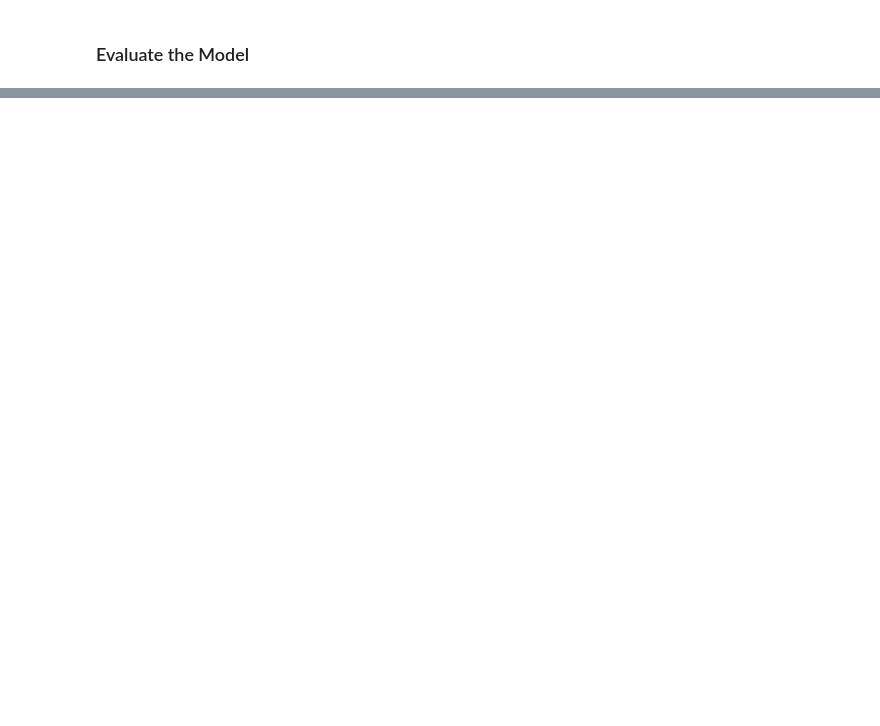
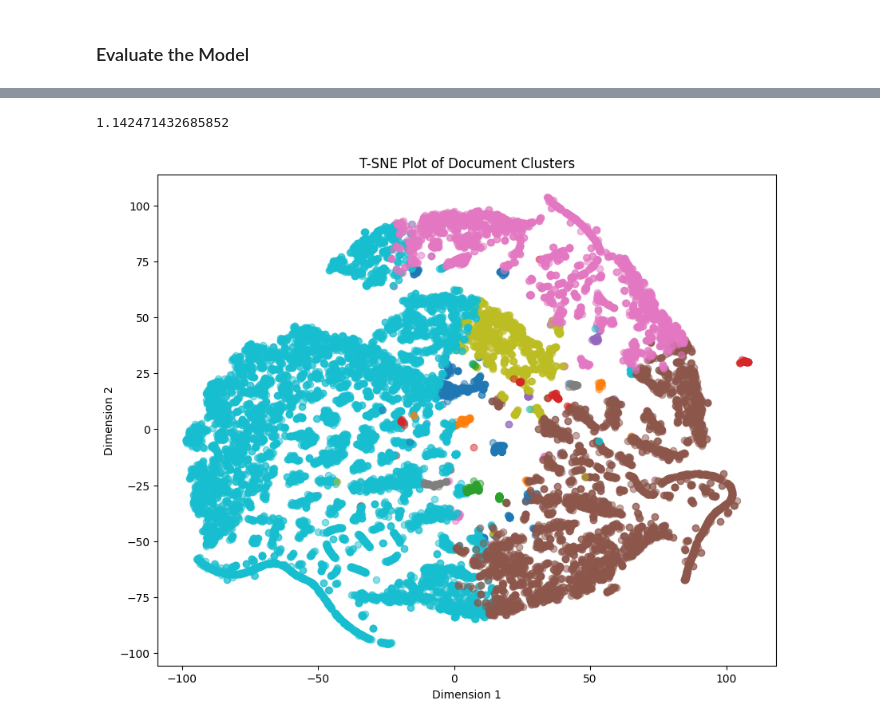
Before and after one commit to aryaan02/topic-modeling-wasserstein, a Jupyter notebook: topic_modeling.ipynb, the cells around one changed output, grey strips where cells are left out. Saved outputs shown, nothing was run; the diff lists cells and outputs as text; code cells hidden in the pictures; blank space fills up the shorter version.

```diff
--- a/topic_modeling.ipynb
+++ b/topic_modeling.ipynb
@@ -431,0 +488,12 @@ pprint.pp(topics)
+# %%
+import pickle
+
+with open('lda.pickle','wb+') as fp:
+  pickle.dump(lda,fp)
+# %%
+with open('lda.pickle','rb') as fp:
+  lda = pickle.load(fp)
+# %%
+%%time
+y_hat = lda.transform(X)
+y_class = np.argmax(y_hat,axis=1)
@@ -431,0 +503,16 @@ pprint.pp(topics)
+# %%
+tsne2 = TSNE(n_components=2,random_state=0)
+latent_tsne2 = tsne2.fit_transform(y_hat)
+tsne2.kl_divergence_
+# %% [output]
+1.142471432685852
+# %%
+plt.figure(figsize=(10, 8))
+for i in range(num_topics):
+    plt.scatter(latent_tsne2[y_class == i, 0], latent_tsne2[y_class == i, 1], label=f'Topic {i}', alpha=0.5)
+plt.title('T-SNE Plot of Document Clusters')
+plt.xlabel('Dimension 1')
+plt.ylabel('Dimension 2')
+plt.show()
+# %% [output]
+[figure, added]
```
Also changed, not shown: parts of 23 cells of this notebook, 1 other file.
